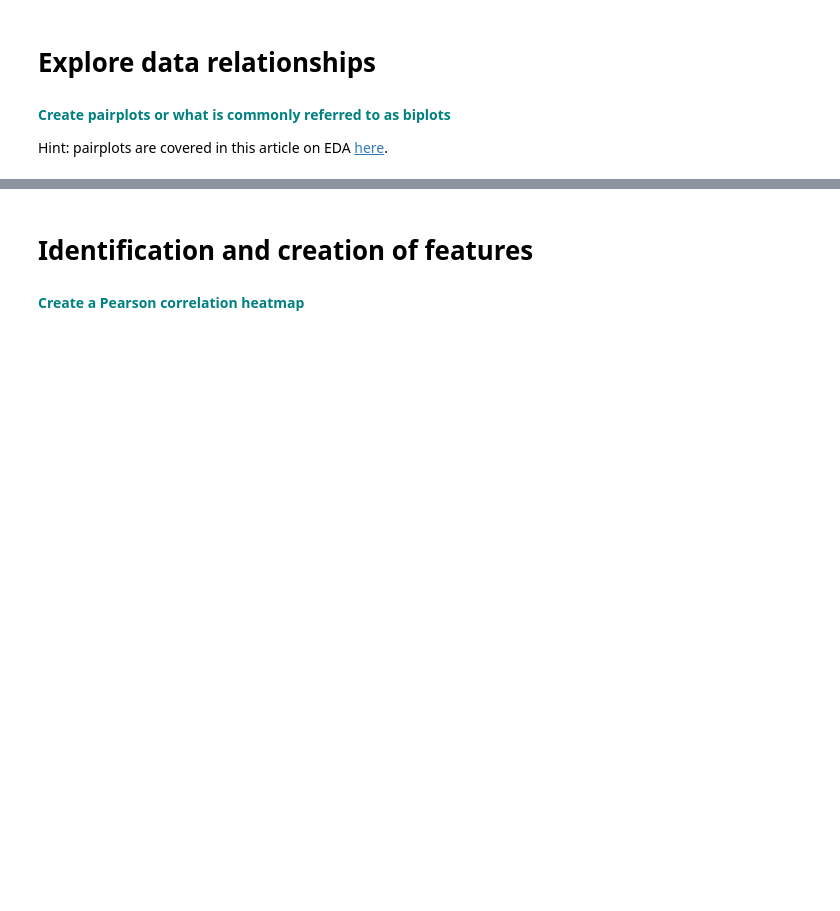
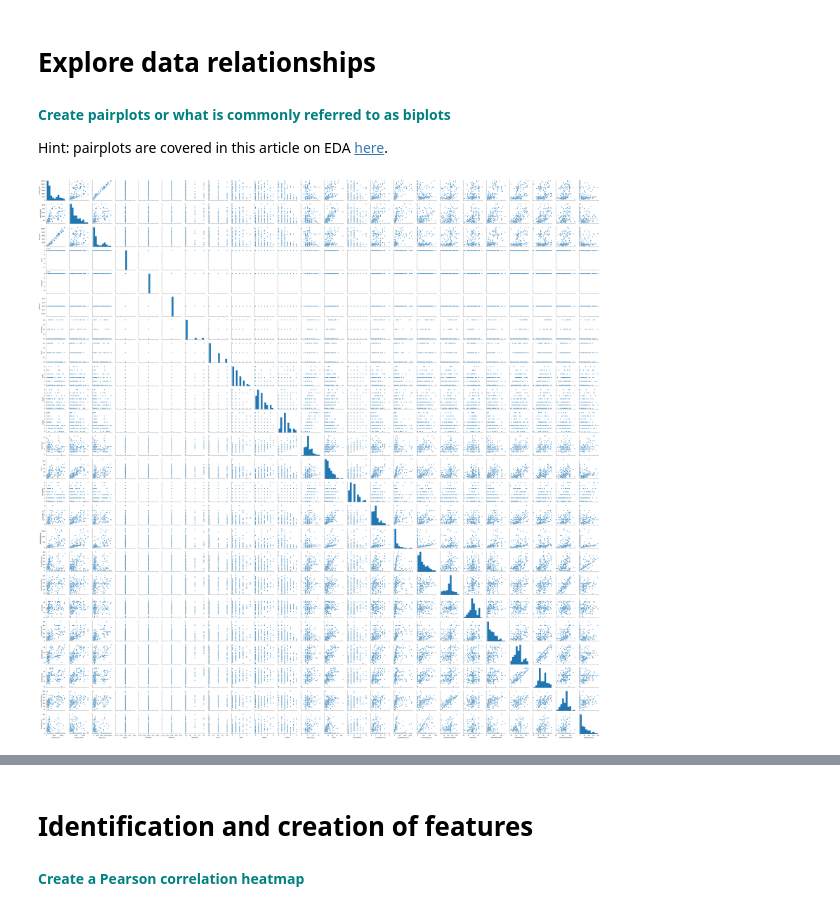
Before and after one commit to asaadkhattab/GuidedCapstone-BigMountainResort, a Jupyter notebook: Step3 - Exploratory Data Analysis.ipynb, the cells around one changed output, grey strips where cells are left out. Saved outputs shown, nothing was run; the diff lists cells and outputs as text; code cells hidden in the pictures; blank space fills up the shorter version.

```diff
--- a/Step3 - Exploratory Data Analysis.ipynb
+++ b/Step3 - Exploratory Data Analysis.ipynb
@@ -379,4 +279,8 @@ hist = df.hist(bins=10,figsize =(10,10))
 <font color='teal'>**Create pairplots or what is commonly referred to as biplots**</font>
 
 Hint: pairplots are covered in this article on EDA [here](https://medium.com/@aiden.dataminer/the-data-science-method-dsm-exploratory-data-analysis-bc84d4d8d3f9).
+# %%
+g = sns.pairplot(dfno)
+# %% [output]
+[figure, added]
 # %%
```
Also changed, not shown: parts of 36 cells of this notebook, 2 other files.
